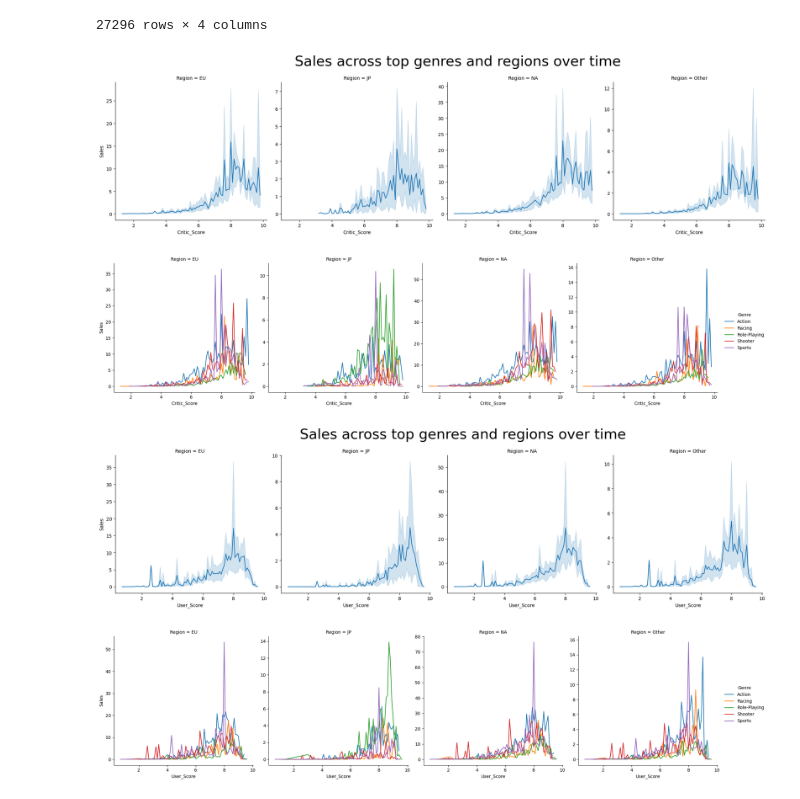
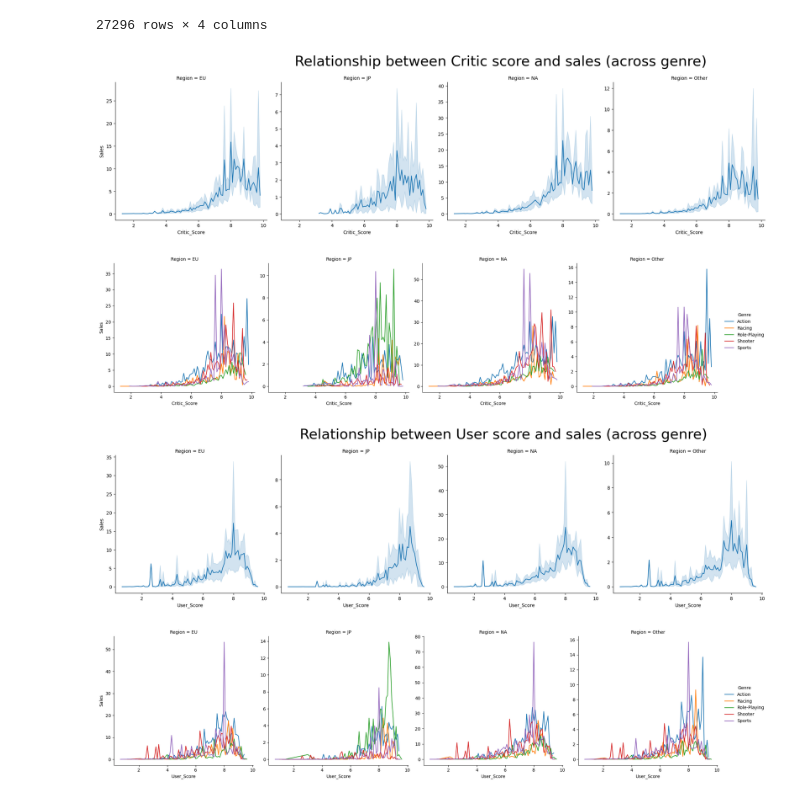
Before and after one commit to YanaStefanovich/EDA-Video-Game-Sales, a Jupyter notebook: Games.ipynb, the cells around one changed output. Drawn from its saved outputs; the diff is of its cells as text; code cells hidden in the pictures.

```diff
--- a/Games.ipynb
+++ b/Games.ipynb
@@ -277,18 +315,18 @@ user
 # %%
 user = user[user['Genre'].isin(top_genre)]
 critic = critic[critic['Sales'] > 0]
 user_score = user.groupby(['Region','Genre','User_Score'])[['Sales']].sum().reset_index()
 critic_score = sns.relplot(data = critic, x = 'Critic_Score', y = 'Sales',col = 'Region', kind = 'line', facet_kws={'sharey': False, 'sharex': True})
-plt.title('Sales across top genres and regions over time', loc = 'Left', fontsize = 30 , x = -2.1, y = 1.1)
+plt.title('Relationship between Critic score and sales (across genre)', loc = 'Left', fontsize = 30 , x = -2.1, y = 1.1)
 critic_score = sns.relplot(data = critic, x = 'Critic_Score', y = 'Sales', hue = 'Genre',col = 'Region', kind = 'line', facet_kws={'sharey': False, 'sharex': True})
 
 user_score_2 = sns.relplot(data = user_score, x = 'User_Score', y = 'Sales', col = 'Region', kind = 'line', facet_kws={'sharey': False, 'sharex': True})
-plt.title('Sales across top genres and regions over time', loc = 'Left', fontsize = 30 , x = -2.1, y = 1.1)
+plt.title('Relationship between User score and sales (across genre)', loc = 'Left', fontsize = 30 , x = -2.1, y = 1.1)
 user_score_1 = sns.relplot(data = user_score, x = 'User_Score', y = 'Sales',hue  ='Genre', col = 'Region', kind = 'line', facet_kws={'sharey': False, 'sharex': True})
 # %% [output]
-[figure, old version]
+[figure, new version]
 [figure]
-[figure, old version]
+[figure, new version]
 [figure]
 # %%
 critic_sales = df[['Year', 'Global', 'Name', 'Critic_Score']]
```
Also changed, not shown: parts of 9 cells of this notebook.
